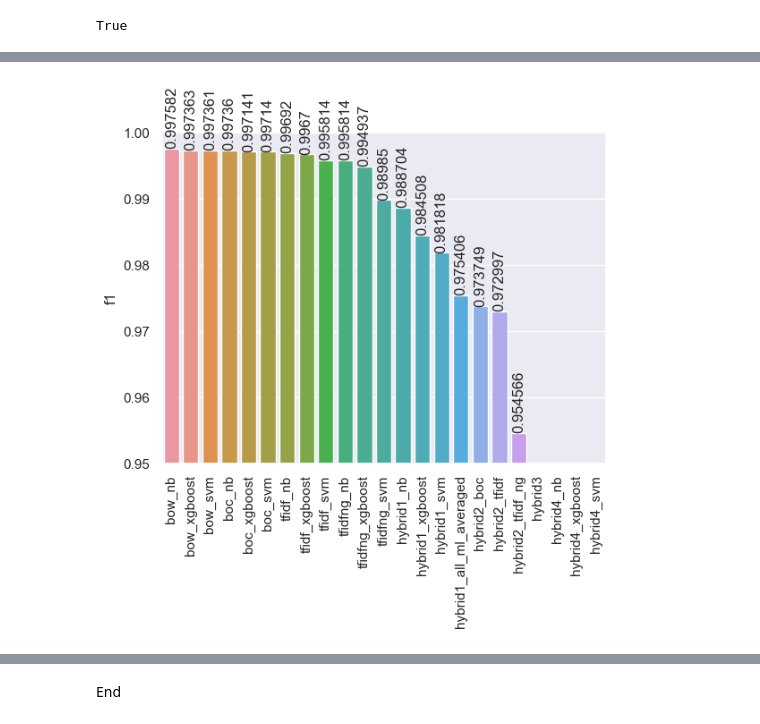
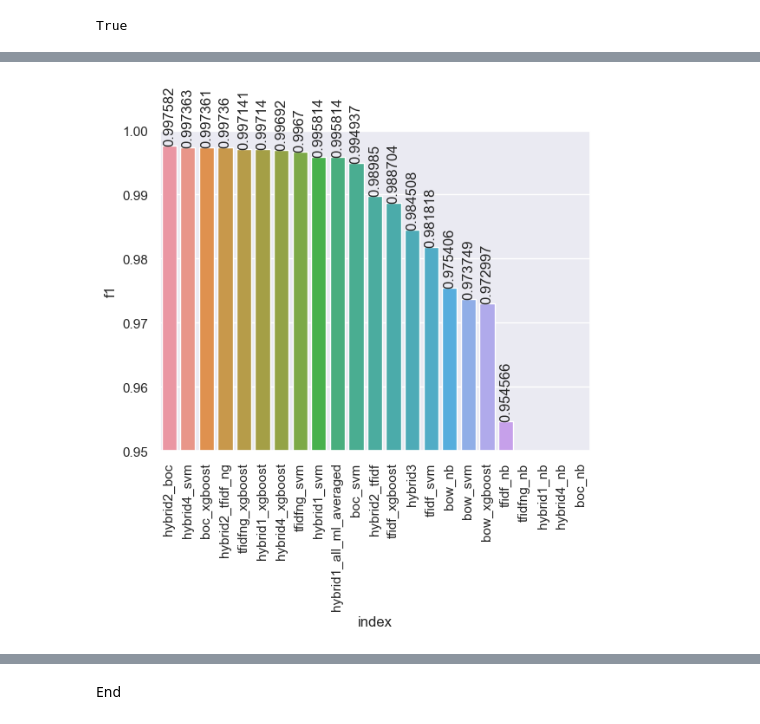
Before and after one commit to gdrlab/cascaded-sqli-detection, a Jupyter notebook: utils/Demonstrate_test_results.ipynb, the cells around one changed output, grey strips where cells are left out. Cells and saved outputs as stored; diff of their text form; code cells hidden in the pictures.

```diff
--- a/utils/Demonstrate_test_results.ipynb
+++ b/utils/Demonstrate_test_results.ipynb
@@ -71,10 +53,10 @@ dfs
 # %%
 metric = 'f1'
 df_sorted = df.sort_values(metric,ascending=False).reset_index()
-ax = sns.barplot(data=df_sorted,x=df.index, y=metric)
+ax = sns.barplot(data=df_sorted,x="index", y=metric)
 ax.tick_params(axis='x', rotation=90)
 ax.set(ylim=(0.95, 1))
 for i in ax.containers:
     ax.bar_label(i,rotation=90)
 # %% [output]
-[figure, old version]
+[figure, new version]
```
Also changed, not shown: parts of 5 cells of this notebook.
